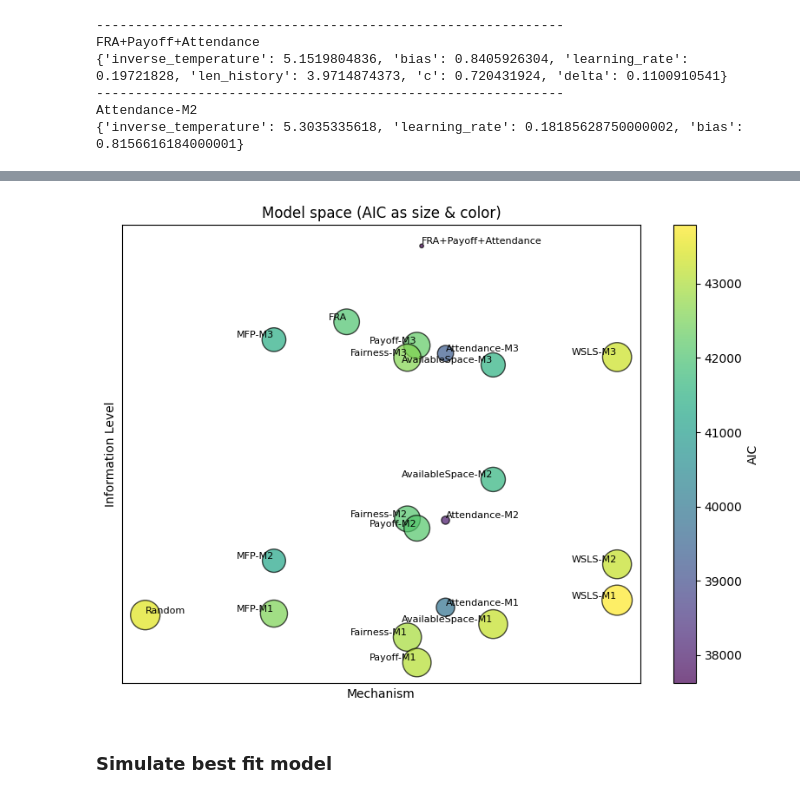
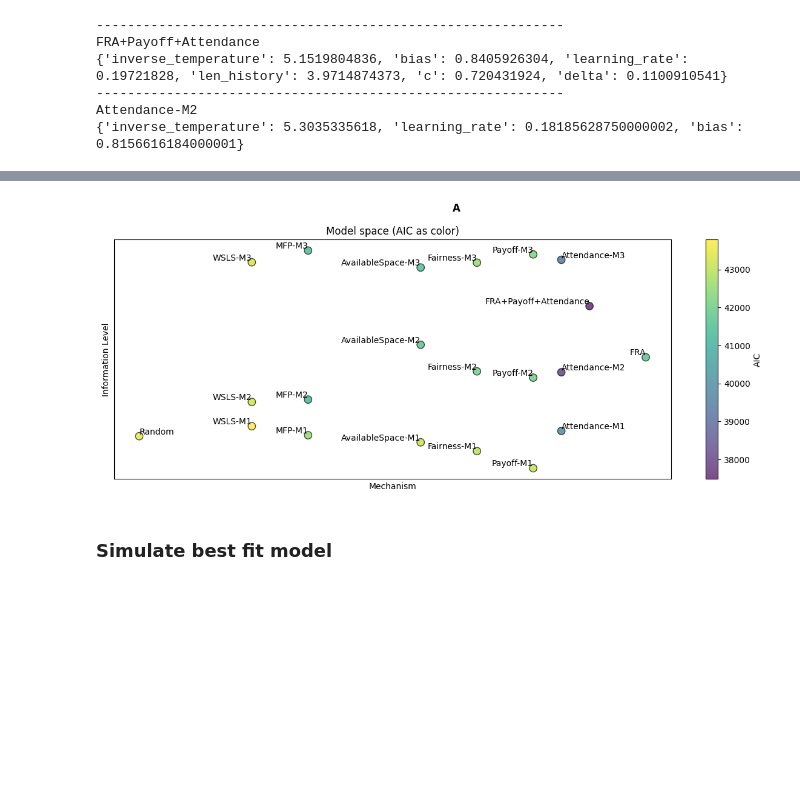
Before and after one commit to EAndrade-Lotero/Cognitive_Models_El_Farol_Bar_Problem, a Jupyter notebook: Figures for article/Short_Fig3.ipynb, the cells around one changed output, grey strips where cells are left out. Drawn from its saved outputs; the diff is of its cells as text; code cells hidden in the pictures; blank space fills up the shorter version.

Commit message:
add short paper figure 3 and test FRAPlus with delta distribution

```diff
--- a/Figures for article/Short_Fig3.ipynb
+++ b/Figures for article/Short_Fig3.ipynb
@@ -142,7 +155,7 @@ def level_for_model(model_name: str):
     if base == 'Random':
         lvl = 1
     elif 'FRA' in base:
-        lvl = 4
+        lvl = 2.5
     return lvl
 
 def model_distance(a: str, b: str):
@@ -195,0 +173,14 @@ mech_1d = mech_1d - mech_1d.mean()
+# %%
+# Coordinates for mechanisms
+X = np.array([dict_x[base_for_model(x)] for x in models], dtype=float)
+Y = np.array([level_for_model(x) for x in models], dtype=float)
+
+emb_df = pd.DataFrame({
+    'model': models,
+    'mechanism_axis': X,  # learned 1D mechanism embedding
+    'level': Y,             # explicit ordinal level axis
+    'AIC': df_all['AIC'].values,
+    'AIC_diff': df_all['AIC_diff'].values
+})
+
+emb_df
@@ -196,63 +205,51 @@ mech_1d = mech_1d - mech_1d.mean()
 # %%
-# ----- Build 2D embedding: (mechanism_axis, level_axis) -----
-levels = np.array([level_for_model(m) for m in models], dtype=float)
-
-emb_df = pd.DataFrame({
-    'model': models,
-    'mechanism_axis': mech_1d,  # learned 1D mechanism embedding
-    'level': levels,             # explicit ordinal level axis
-    'AIC': df_all['AIC'].values,
-    'AIC_diff': df_all['AIC_diff'].values
-})
-
-# Fix strange mistake
-emb_df.loc[12, 'mechanism_axis'] = emb_df.loc[4, 'mechanism_axis']
-emb_df.loc[14, 'mechanism_axis'] = emb_df.loc[9, 'mechanism_axis']
-emb_df.loc[11, 'mechanism_axis'] = emb_df.loc[10, 'mechanism_axis']
-emb_df.loc[15, 'mechanism_axis'] = emb_df.loc[10, 'mechanism_axis']
-emb_df.loc[8, 'mechanism_axis'] = emb_df.loc[0, 'mechanism_axis'] - 0.75
-emb_df.loc[19, 'mechanism_axis'] = -3
-
 # ----- Quick plot -----
 # add vertical jitter
 rng = np.random.default_rng(42)  # for reproducibility
 jitter = rng.uniform(0, 1, size=len(emb_df))  # small noise around 0
 emb_df['level_jittered'] = emb_df['level'] + jitter
 
-# Normalize AIC for sizes
-size_scale = 1 / emb_df['AIC_diff'].max()  # relative scaling
-sizes = 10 + emb_df['AIC_diff'] * 0.1
+# Scatter plot with color by AIC
+fig, ax = plt.subplots(
+    1, 1,
+    figsize=(12,5),
+    tight_layout=True
+)
 
-# Scatter plot with color and size by AIC
-plt.figure(figsize=(8, 6))
 sc = plt.scatter(
     emb_df['mechanism_axis'], emb_df['level_jittered'],
-    c=emb_df['AIC'], s=sizes, cmap='viridis', alpha=0.7, edgecolor='k'
+    c=emb_df['AIC'], s=80, cmap='viridis', alpha=0.7, edgecolor='k',
 )
 
 # Labels for each point
 for _, row in emb_df.iterrows():
-    if ('Attendance' in row['model']) or ('Random' in row['model']):
+    if (('Attendance' in row['model']) and ('FRA' not in row['model'])) or ('Random' in row['model']):
         ha = 'left'
     else:
         ha = 'right'
     plt.text(row['mechanism_axis'], row['level_jittered'],
-             row['model'], fontsize=8, ha=ha, va='bottom')
+             row['model'], fontsize=10, ha=ha, va='bottom')
 
 # Colorbar
 cbar = plt.colorbar(sc)
 cbar.set_label('AIC')
 
 # Axes labels and title
 plt.xlabel('Mechanism')
 plt.xticks(ticks=[])
 plt.ylabel('Information Level')
 plt.yticks(ticks=[])
-plt.title('Model space (AIC as size & color)')
-plt.tight_layout()
-plt.show()
+plt.title('Model space (AIC as color)')
+
+# Convert figure to image array
+fig.suptitle("A", fontweight="bold")
+fig.canvas.draw()
+rgba_bytes = fig.canvas.buffer_rgba().tobytes()
+width, height = fig.canvas.get_width_height()
+pil_image = PIL.Image.frombytes(mode="RGBA", size=[width, height], data=rgba_bytes)
+panel_A = np.array(pil_image)
 # %% [output]
-[figure, old version]
+[figure, new version]
 # %% [markdown]
 ### Simulate best fit model
 # %% [markdown]
```
Also changed, not shown: parts of 14 cells of this notebook, 4 other files.
